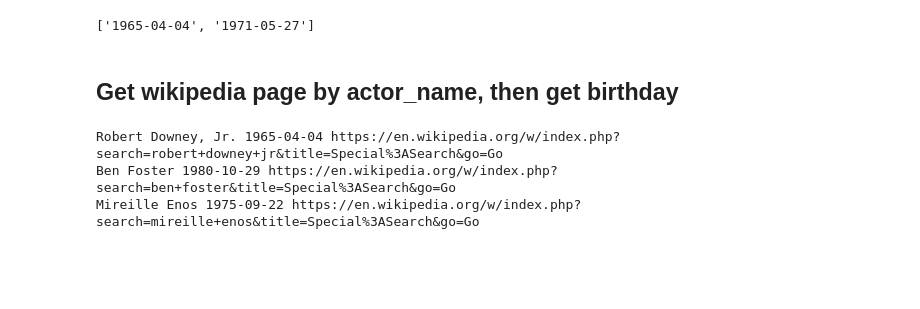
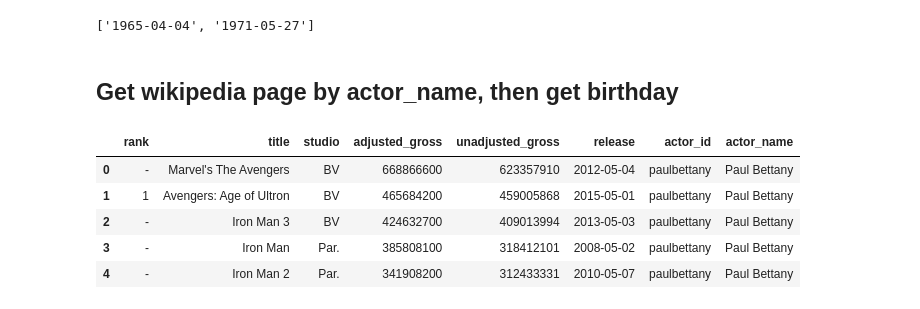
Before and after one commit to IanLondon/actor-age-curves, a Jupyter notebook: actor-demographics.ipynb, the cells around one changed output. Saved outputs shown, nothing was run; the diff lists cells and outputs as text; code cells hidden in the pictures; blank space fills up the shorter version.

```diff
--- a/actor-demographics.ipynb
+++ b/actor-demographics.ipynb
@@ -13,27 +14,30 @@ bdays
 # %% [markdown]
 ## Get wikipedia page by actor_name, then get birthday
 # %%
-def wikipedia_url(actor_names):
+def wikipedia_urls(actor_names):
+    """
+    Returns wikipedia search urls, formatted as a dict like {actor_name:wiki_page_url, ...}
+    Warning: will return a 'disambiguation page' on some searches
+    """
 
     actor_names = scrape.to_sequence(actor_names)
-    final_urls = []
+    final_urls = {}
 
     for actor_name in actor_names:
 
         url = 'https://en.wikipedia.org/w/index.php?search={name}&title=Special%3ASearch&go=Go'.format(
             name=re.sub(r"[^A-Za-z+]+", '', actor_name.lower().replace(' ','+')))
 
-        final_urls.append(url)
+        final_urls[actor_name] = url
 
     return final_urls
 
-actor_names = ['Robert Downey, Jr.', 'Ben Foster', 'Mireille Enos']
-wiki_urls = wikipedia_url(actor_names)
-birthdays = scrape.scrape_elems(wiki_urls, '//*[@class="bday"]/text()')
-
-for a,b,c in zip(actor_names,birthdays, wiki_urls):
-    print a,b,c
+actor_revenue = pd.read_pickle('actor_revenue.pickle')
+actor_revenue.head()
 # %% [output]
-Robert Downey, Jr. 1965-04-04 https://en.wikipedia.org/w/index.php?search=robert+downey+jr&title=Special%3ASearch&go=Go
-Ben Foster 1980-10-29 https://en.wikipedia.org/w/index.php?search=ben+foster&title=Special%3ASearch&go=Go
-Mireille Enos 1975-09-22 https://en.wikipedia.org/w/index.php?search=mireille+enos&title=Special%3ASearch&go=Go
+|  | rank | title | studio | adjusted_gross | unadjusted_gross | release | actor_id | actor_name |
+| 0 | - | Marvel's The Avengers | BV | 668866600 | 623357910 | 2012-05-04 | paulbettany | Paul Bettany |
+| 1 | 1 | Avengers: Age of Ultron | BV | 465684200 | 459005868 | 2015-05-01 | paulbettany | Paul Bettany |
+| 2 | - | Iron Man 3 | BV | 424632700 | 409013994 | 2013-05-03 | paulbettany | Paul Bettany |
+| 3 | - | Iron Man | Par. | 385808100 | 318412101 | 2008-05-02 | paulbettany | Paul Bettany |
+| 4 | - | Iron Man 2 | Par. | 341908200 | 312433331 | 2010-05-07 | paulbettany | Paul Bettany |
```
Also changed, not shown: parts of 29 cells of this notebook, 2 other files.
